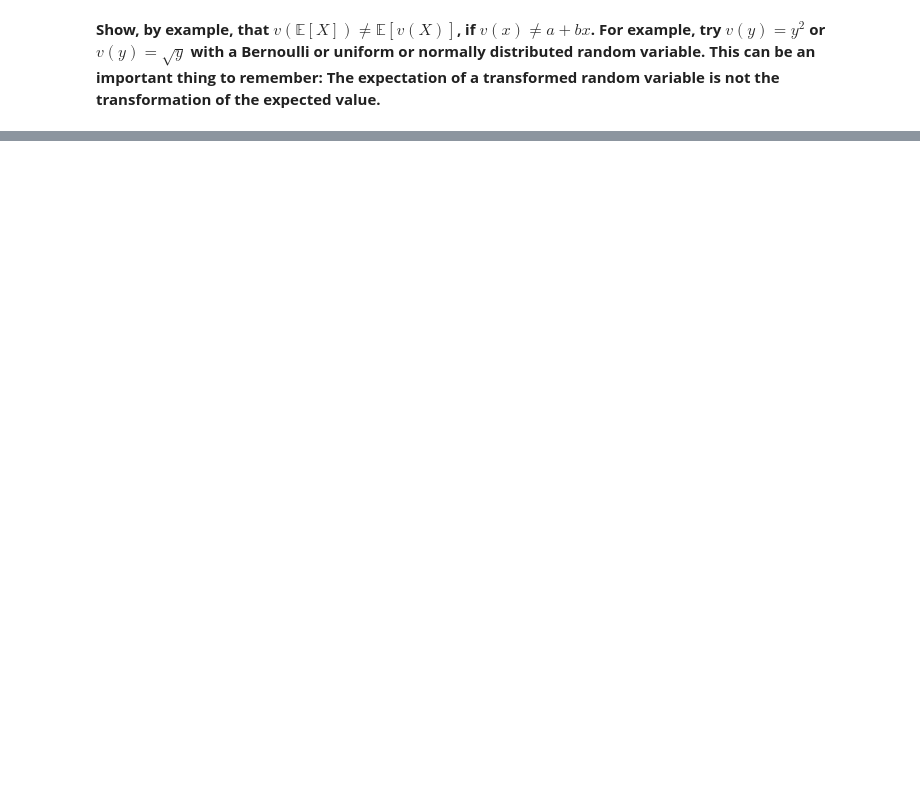
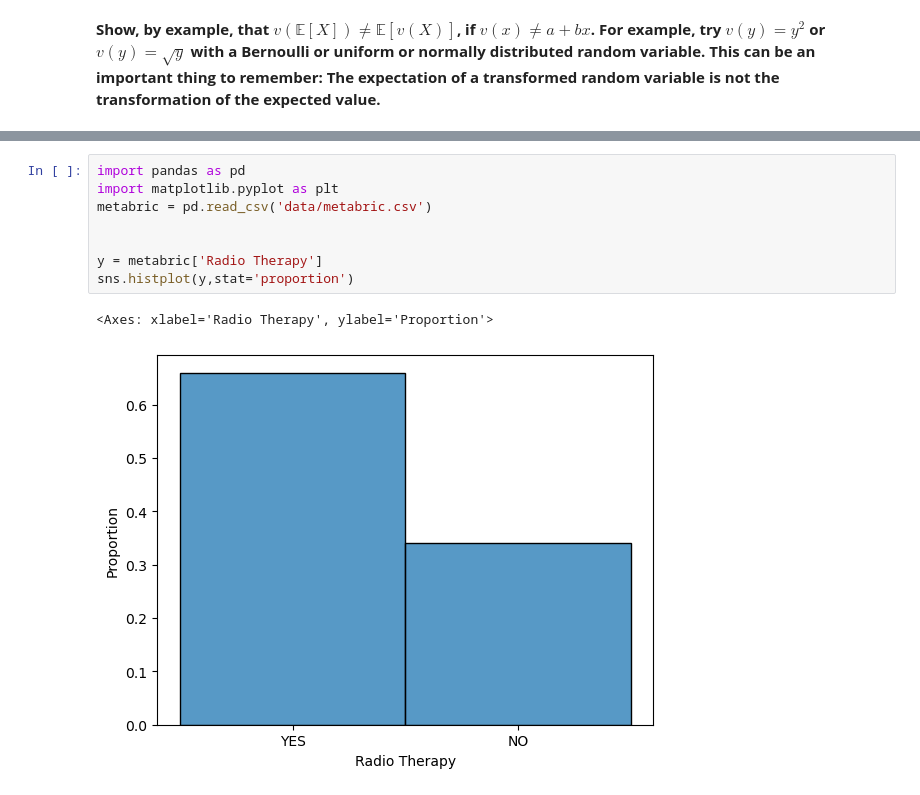
Before and after one commit to isaactabor21/assignment_7, a Jupyter notebook: assignment_7.ipynb, the cells around one changed output, grey strips where cells are left out. Saved outputs shown, nothing was run; the diff lists cells and outputs as text; blank space fills up the shorter version.

```diff
--- a/assignment_7.ipynb
+++ b/assignment_7.ipynb
@@ -153,0 +271,11 @@ so the **bias** of the KDE is $O(h^2)$, unlike the ECDF, for which $\mathbb{E}[\
+# %%
+import pandas as pd
+import matplotlib.pyplot as plt
+metabric = pd.read_csv('data/metabric.csv')
+
+
+y = metabric['Radio Therapy']
+sns.histplot(y,stat='proportion')
+# %% [output]
+<Axes: xlabel='Radio Therapy', ylabel='Proportion'>
+[figure, added]
```
Also changed, not shown: parts of 36 cells of this notebook, 1 other file.
